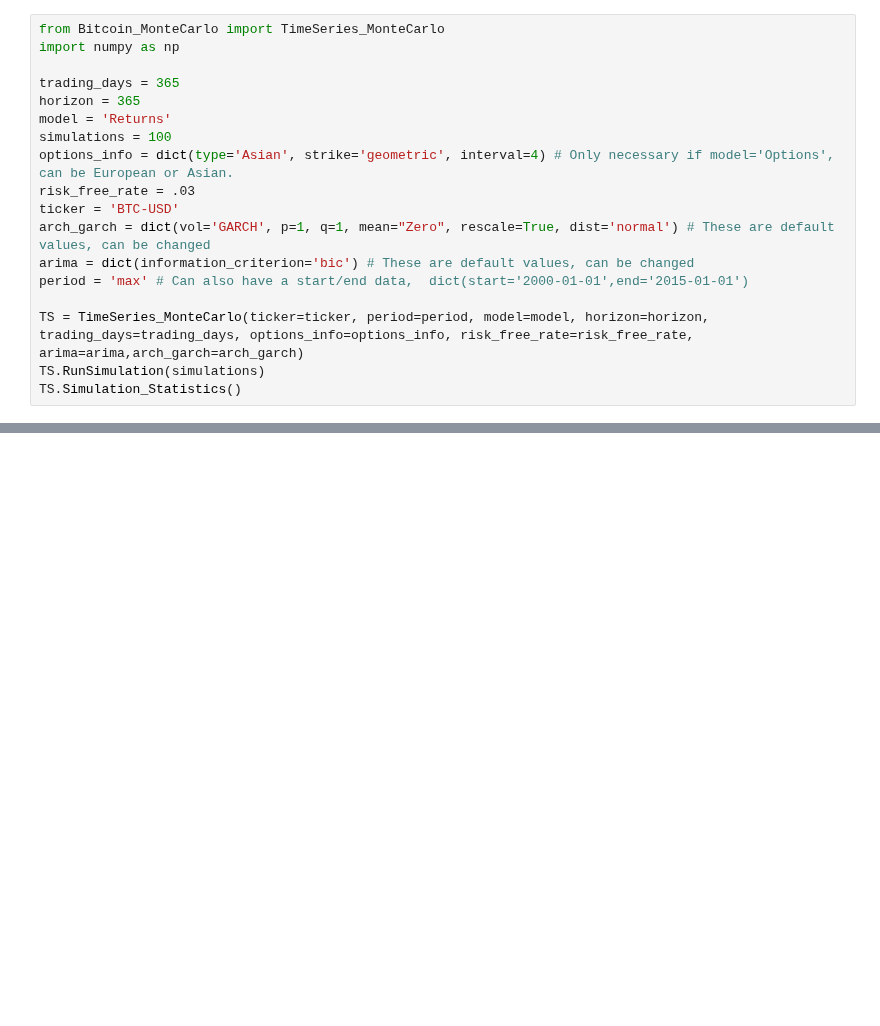
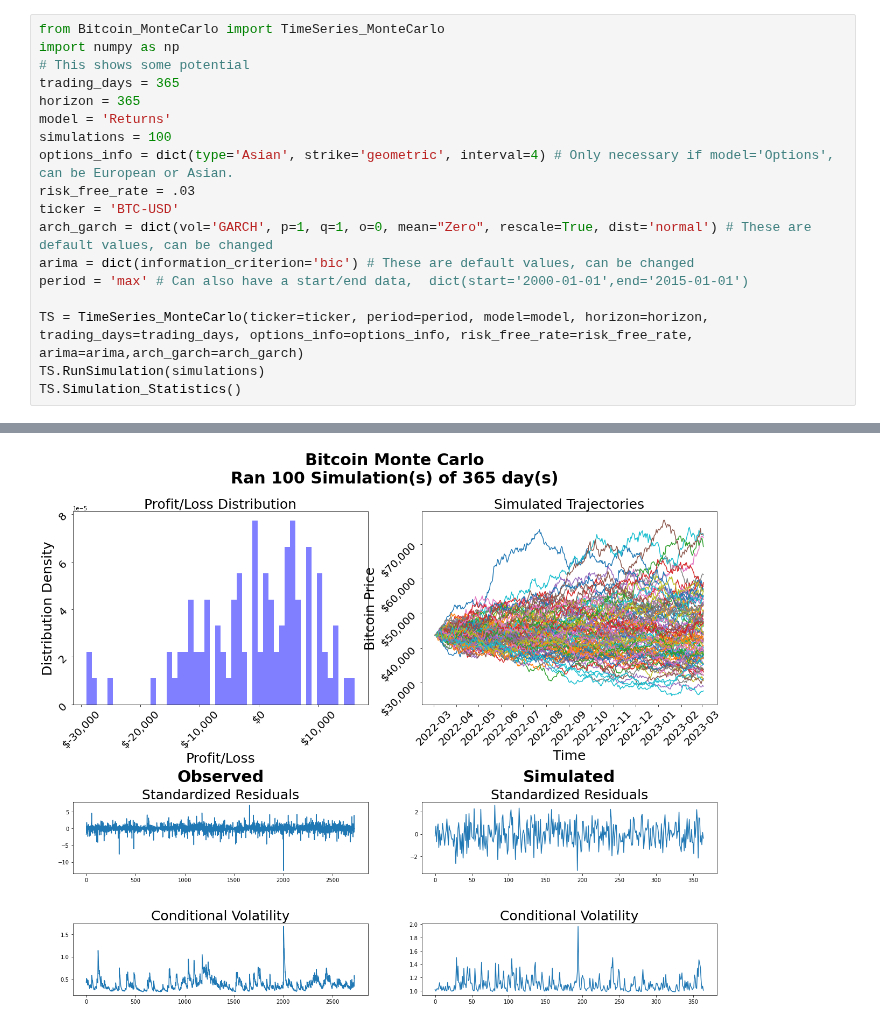
Before and after one commit to gpala7077/CryptoCurrency_Monte_Carlo_Simulation, a Jupyter notebook: Return Analysis.ipynb, the cells around one changed output, grey strips where cells are left out. Saved outputs shown, nothing was run; the diff lists cells and outputs as text; blank space fills up the shorter version.

```diff
--- a/Return Analysis.ipynb
+++ b/Return Analysis.ipynb
@@ -1,7 +1,7 @@
 # %%
 from Bitcoin_MonteCarlo import TimeSeries_MonteCarlo
 import numpy as np
-
+# This shows some potential
 trading_days = 365
 horizon = 365
 model = 'Returns'
@@ -9,7 +9,7 @@ simulations = 100
 options_info = dict(type='Asian', strike='geometric', interval=4) # Only necessary if model='Options', can be European or Asian.
 risk_free_rate = .03
 ticker = 'BTC-USD'
-arch_garch = dict(vol='GARCH', p=1, q=1, mean="Zero", rescale=True, dist='normal') # These are default values, can be changed
+arch_garch = dict(vol='GARCH', p=1, q=1, o=0, mean="Zero", rescale=True, dist='normal') # These are default values, can be changed
 arima = dict(information_criterion='bic') # These are default values, can be changed
 period = 'max' # Can also have a start/end data,  dict(start='2000-01-01',end='2015-01-01')
 
@@ -21,0 +37 @@ Completed Simulation # 1
+[figure, added]
```
Also changed, not shown: parts of 7 cells of this notebook, 1 other file.
